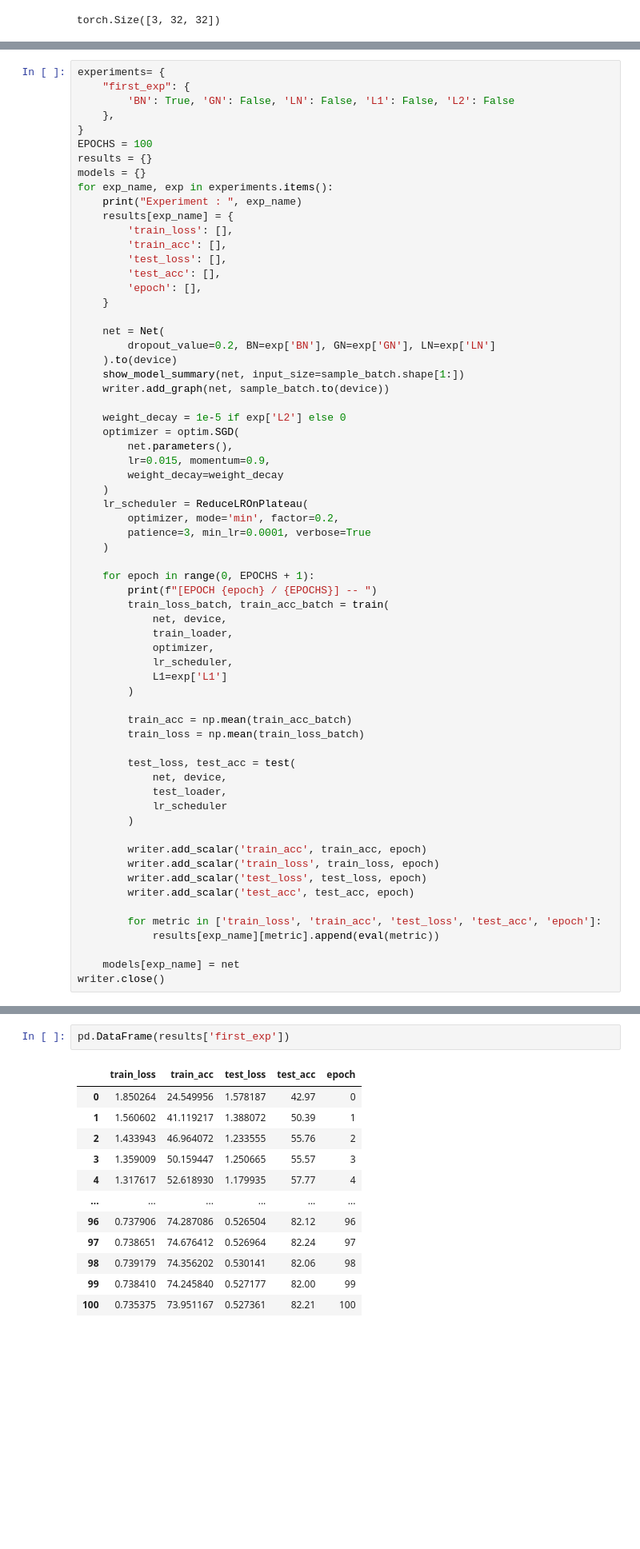
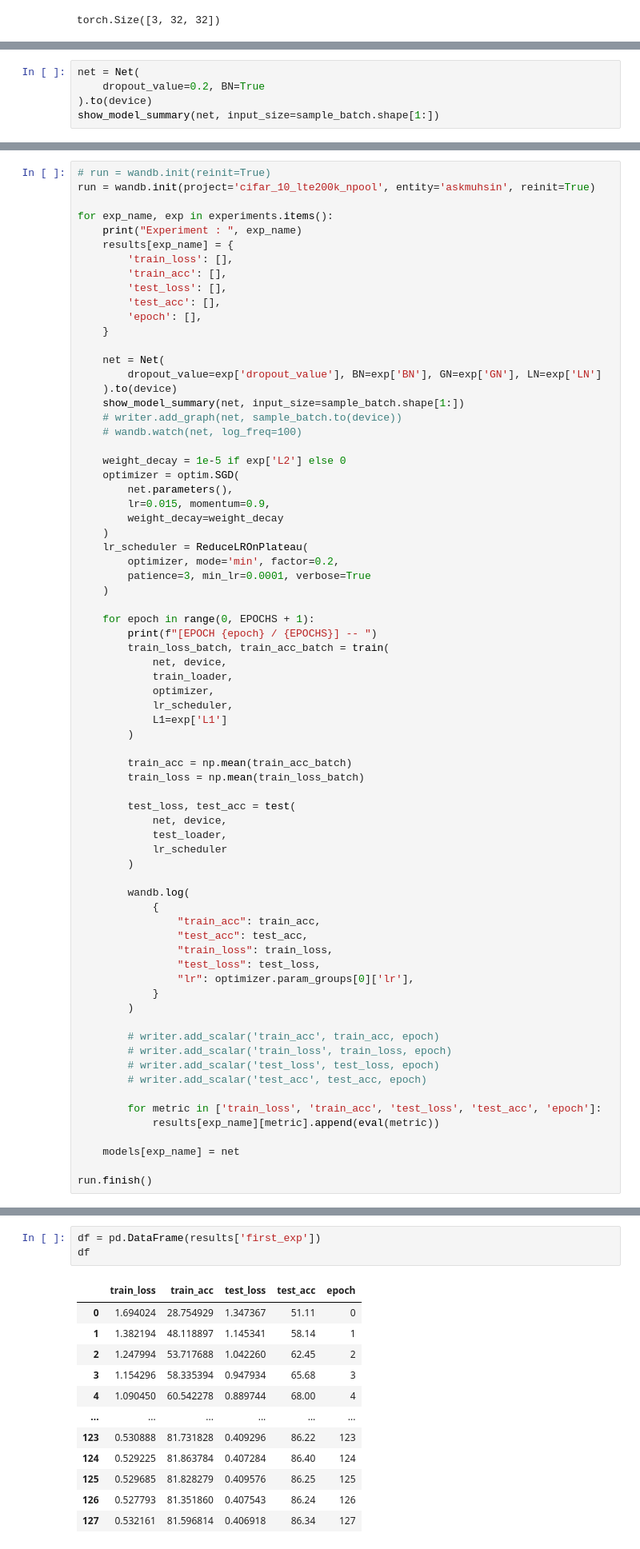
Before and after one commit to eva-6-3/cifar10_cnn_model, a Jupyter notebook: training_nbs/train_with_logging.ipynb, the cells around one changed output, grey strips where cells are left out. Shown at 80% size. Cells and saved outputs as stored; diff of their text form; blank space fills up the shorter version.

```diff
--- a/training_nbs/train_with_logging.ipynb
+++ b/training_nbs/train_with_logging.ipynb
@@ -82,0 +98,5 @@ writer.add_image('normalized_train_images', sample_img_grid)
+# %%
+net = Net(
+    dropout_value=0.2, BN=True
+).to(device)
+show_model_summary(net, input_size=sample_batch.shape[1:])
@@ -83,12 +121,7 @@ writer.add_image('normalized_train_images', sample_img_grid)
 # %%
-experiments= {
-    "first_exp": {
-        'BN': True, 'GN': False, 'LN': False, 'L1': False, 'L2': False
-    },
-}
-EPOCHS = 100
-results = {}
-models = {}
+# run = wandb.init(reinit=True)
+run = wandb.init(project='cifar_10_lte200k_npool', entity='askmuhsin', reinit=True)
+
 for exp_name, exp in experiments.items():
     print("Experiment : ", exp_name)
     results[exp_name] = {
@@ -100,10 +133,11 @@ for exp_name, exp in experiments.items():
     }
 
     net = Net(
-        dropout_value=0.2, BN=exp['BN'], GN=exp['GN'], LN=exp['LN']
+        dropout_value=exp['dropout_value'], BN=exp['BN'], GN=exp['GN'], LN=exp['LN']
     ).to(device)
     show_model_summary(net, input_size=sample_batch.shape[1:])
-    writer.add_graph(net, sample_batch.to(device))
+    # writer.add_graph(net, sample_batch.to(device))
+    # wandb.watch(net, log_freq=100)
 
     weight_decay = 1e-5 if exp['L2'] else 0
     optimizer = optim.SGD(
@@ -135,14 +169,25 @@ for exp_name, exp in experiments.items():
             lr_scheduler
         )
 
-        writer.add_scalar('train_acc', train_acc, epoch)
-        writer.add_scalar('train_loss', train_loss, epoch)
-        writer.add_scalar('test_loss', test_loss, epoch)
-        writer.add_scalar('test_acc', test_acc, epoch)
+        wandb.log(
+            {
+                "train_acc": train_acc,
+                "test_acc": test_acc,
+                "train_loss": train_loss,
+                "test_loss": test_loss,
+                "lr": optimizer.param_groups[0]['lr'],
+            }
+        )
+
+        # writer.add_scalar('train_acc', train_acc, epoch)
+        # writer.add_scalar('train_loss', train_loss, epoch)
+        # writer.add_scalar('test_loss', test_loss, epoch)
+        # writer.add_scalar('test_acc', test_acc, epoch)
 
         for metric in ['train_loss', 'train_acc', 'test_loss', 'test_acc', 'epoch']:
             results[exp_name][metric].append(eval(metric))
 
     models[exp_name] = net
-writer.close()
+
+run.finish()
 # %% [output]
@@ -198,15 +275,16 @@ Test set: Average loss: 0.9559, Accuracy: 6589/10000 (65.89%)
 # %%
-pd.DataFrame(results['first_exp'])
+df = pd.DataFrame(results['first_exp'])
+df
 # %% [output]
 |  | train_loss | train_acc | test_loss | test_acc | epoch |
-| 0 | 1.850264 | 24.549956 | 1.578187 | 42.97 | 0 |
-| 1 | 1.560602 | 41.119217 | 1.388072 | 50.39 | 1 |
-| 2 | 1.433943 | 46.964072 | 1.233555 | 55.76 | 2 |
-| 3 | 1.359009 | 50.159447 | 1.250665 | 55.57 | 3 |
-| 4 | 1.317617 | 52.618930 | 1.179935 | 57.77 | 4 |
+| 0 | 1.694024 | 28.754929 | 1.347367 | 51.11 | 0 |
+| 1 | 1.382194 | 48.118897 | 1.145341 | 58.14 | 1 |
+| 2 | 1.247994 | 53.717688 | 1.042260 | 62.45 | 2 |
+| 3 | 1.154296 | 58.335394 | 0.947934 | 65.68 | 3 |
+| 4 | 1.090450 | 60.542278 | 0.889744 | 68.00 | 4 |
 | ... | ... | ... | ... | ... | ... |
-| 96 | 0.737906 | 74.287086 | 0.526504 | 82.12 | 96 |
-| 97 | 0.738651 | 74.676412 | 0.526964 | 82.24 | 97 |
-| 98 | 0.739179 | 74.356202 | 0.530141 | 82.06 | 98 |
-| 99 | 0.738410 | 74.245840 | 0.527177 | 82.00 | 99 |
-| 100 | 0.735375 | 73.951167 | 0.527361 | 82.21 | 100 |
+| 123 | 0.530888 | 81.731828 | 0.409296 | 86.22 | 123 |
+| 124 | 0.529225 | 81.863784 | 0.407284 | 86.40 | 124 |
+| 125 | 0.529685 | 81.828279 | 0.409576 | 86.25 | 125 |
+| 126 | 0.527793 | 81.351860 | 0.407543 | 86.24 | 126 |
+| 127 | 0.532161 | 81.596814 | 0.406918 | 86.34 | 127 |
```
Also changed, not shown: parts of 18 cells of this notebook, 2 other files.
